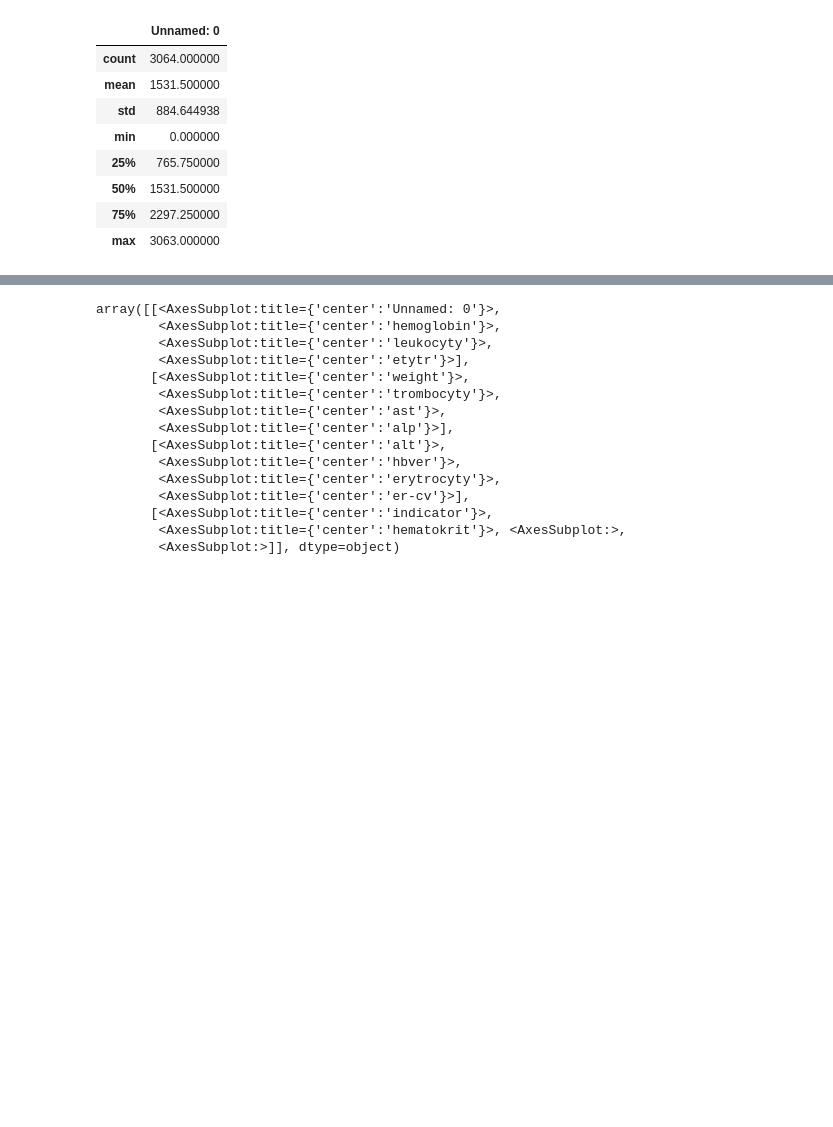
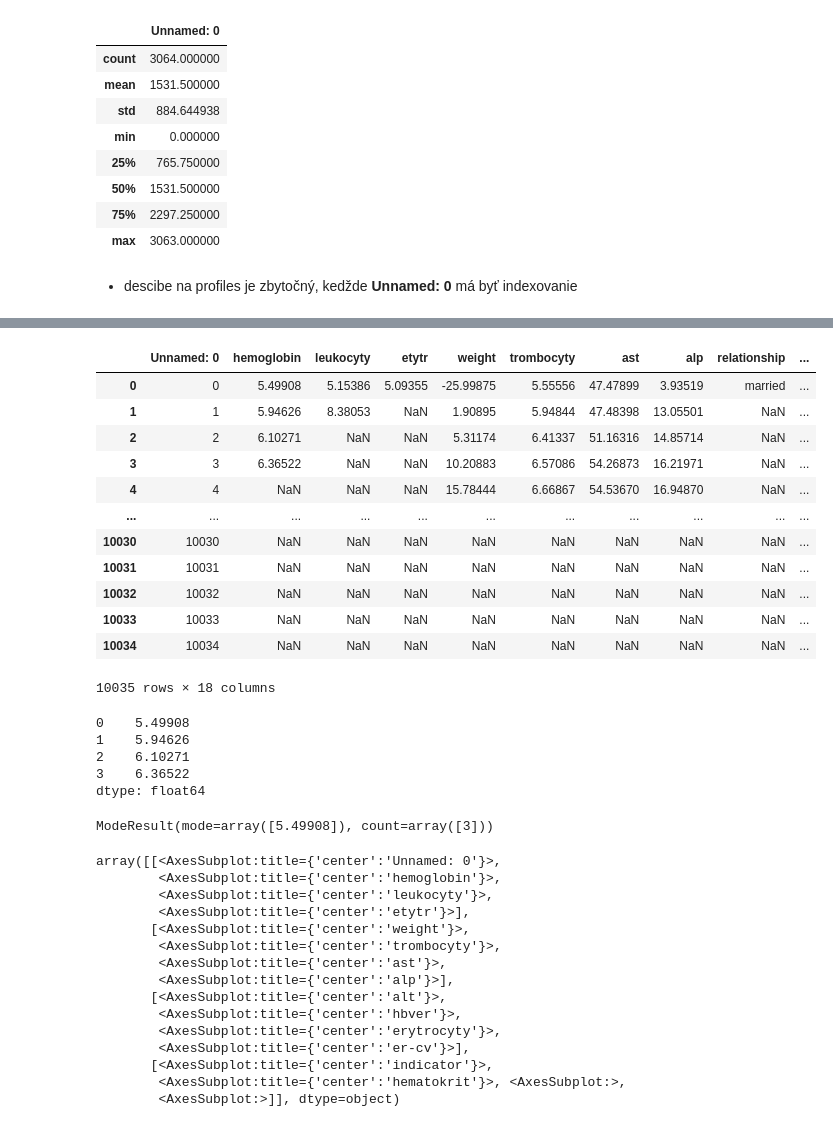
Before and after one commit to Matovic/Chronic-Lymphocytic-Leukemia, a Jupyter notebook: 1-EDA.ipynb, the cells around one changed output, grey strips where cells are left out. Drawn from its saved outputs; the diff is of its cells as text; code cells hidden in the pictures; blank space fills up the shorter version.

```diff
--- a/1-EDA.ipynb
+++ b/1-EDA.ipynb
@@ -132,6 +135,8 @@ df_profiles.describe()
 | 50% | 1531.500000 |
 | 75% | 2297.250000 |
 | max | 3063.000000 |
+# %% [markdown]
+ - descibe na profiles je zbytočný, kedžde **Unnamed: 0** má byť indexovanie
 # %%
 df_labor.describe()
 # %% [output]
@@ -144,6 +149,34 @@ df_labor.describe()
 | 50% | 5017.00000 | 6.428260 | 6.828010 | 5.823300 | 69.491810 | 6.443160 | 68.257620 | 77.772515 | 1.229920 | 6.752090 | ... |
 | 75% | 7525.50000 | 7.095870 | 8.013475 | 7.103040 | 93.608480 | 7.097900 | 73.892760 | 84.970195 | 1.966430 | 8.115930 | ... |
 | max | 10034.00000 | 10.049840 | 12.580870 | 11.632230 | 191.261970 | 10.383570 | 100.000000 | 100.000000 | 100.000000 | 13.080820 | ... |
+# %%
+df_labor.mode()
+# %% [output]
+|  | Unnamed: 0 | hemoglobin | leukocyty | etytr | weight | trombocyty | ast | alp | relationship | ... |
+| 0 | 0 | 5.49908 | 5.15386 | 5.09355 | -25.99875 | 5.55556 | 47.47899 | 3.93519 | married | ... |
+| 1 | 1 | 5.94626 | 8.38053 | NaN | 1.90895 | 5.94844 | 47.48398 | 13.05501 | NaN | ... |
+| 2 | 2 | 6.10271 | NaN | NaN | 5.31174 | 6.41337 | 51.16316 | 14.85714 | NaN | ... |
+| 3 | 3 | 6.36522 | NaN | NaN | 10.20883 | 6.57086 | 54.26873 | 16.21971 | NaN | ... |
+| 4 | 4 | NaN | NaN | NaN | 15.78444 | 6.66867 | 54.53670 | 16.94870 | NaN | ... |
+| ... | ... | ... | ... | ... | ... | ... | ... | ... | ... | ... |
+| 10030 | 10030 | NaN | NaN | NaN | NaN | NaN | NaN | NaN | NaN | ... |
+| 10031 | 10031 | NaN | NaN | NaN | NaN | NaN | NaN | NaN | NaN | ... |
+| 10032 | 10032 | NaN | NaN | NaN | NaN | NaN | NaN | NaN | NaN | ... |
+| 10033 | 10033 | NaN | NaN | NaN | NaN | NaN | NaN | NaN | NaN | ... |
+| 10034 | 10034 | NaN | NaN | NaN | NaN | NaN | NaN | NaN | NaN | ... |
+10035 rows × 18 columns
+# %%
+df_labor.hemoglobin.mode()
+# %% [output]
+0    5.49908
+1    5.94626
+2    6.10271
+3    6.36522
+dtype: float64
+# %%
+stats.mode(a=df_labor.hemoglobin)
+# %% [output]
+ModeResult(mode=array([5.49908]), count=array([3]))
 # %%
 df_labor.hist(bins=50)
 # %% [output]
```
Also changed, not shown: parts of 4 cells of this notebook.
